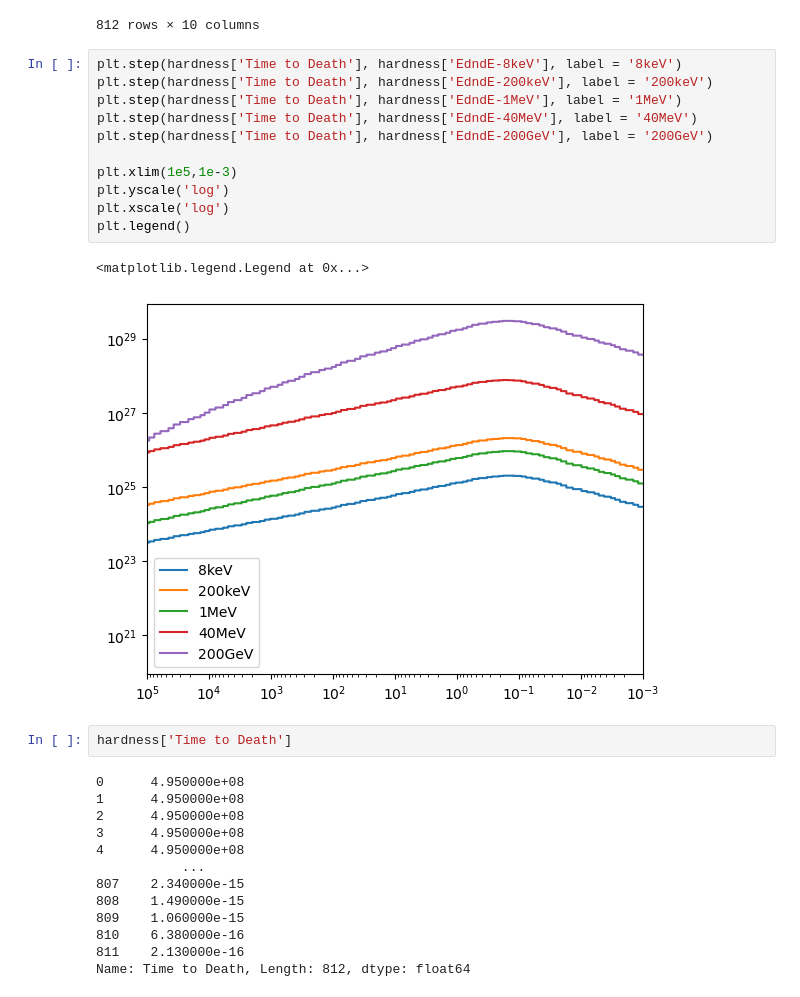
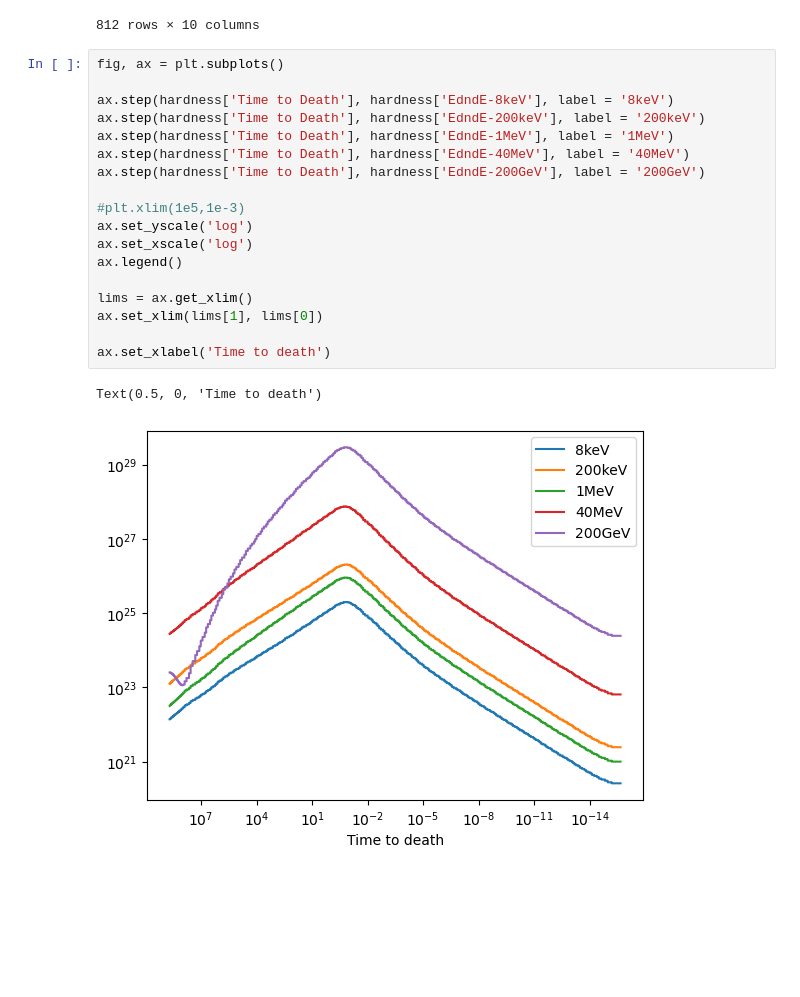
Before and after one commit to xboluna/Research, a Jupyter notebook: BHRad/Modelling/BHawk_Modelling.ipynb, the cells around one changed output. Drawn from its saved outputs; the diff is of its cells as text; blank space fills up the shorter version.

```diff
--- a/BHRad/Modelling/BHawk_Modelling.ipynb
+++ b/BHRad/Modelling/BHawk_Modelling.ipynb
@@ -189,31 +252,23 @@ hardness
 | 811 | 2.130000e-16 | 1.280000e+04 | 37.80 | 2.5600 | 2.590000e+20 | 2.440000e+21 | 9.970000e+20 | 6.490000e+22 | ... |
 812 rows × 10 columns
 # %%
-plt.step(hardness['Time to Death'], hardness['EdndE-8keV'], label = '8keV')
-plt.step(hardness['Time to Death'], hardness['EdndE-200keV'], label = '200keV')
-plt.step(hardness['Time to Death'], hardness['EdndE-1MeV'], label = '1MeV')
-plt.step(hardness['Time to Death'], hardness['EdndE-40MeV'], label = '40MeV')
-plt.step(hardness['Time to Death'], hardness['EdndE-200GeV'], label = '200GeV')
+fig, ax = plt.subplots()
 
-plt.xlim(1e5,1e-3)
-plt.yscale('log')
-plt.xscale('log')
-plt.legend()
+ax.step(hardness['Time to Death'], hardness['EdndE-8keV'], label = '8keV')
+ax.step(hardness['Time to Death'], hardness['EdndE-200keV'], label = '200keV')
+ax.step(hardness['Time to Death'], hardness['EdndE-1MeV'], label = '1MeV')
+ax.step(hardness['Time to Death'], hardness['EdndE-40MeV'], label = '40MeV')
+ax.step(hardness['Time to Death'], hardness['EdndE-200GeV'], label = '200GeV')
+
+#plt.xlim(1e5,1e-3)
+ax.set_yscale('log')
+ax.set_xscale('log')
+ax.legend()
+
+lims = ax.get_xlim()
+ax.set_xlim(lims[1], lims[0])
+
+ax.set_xlabel('Time to death')
 # %% [output]
-<matplotlib.legend.Legend at 0x...>
+Text(0.5, 0, 'Time to death')
-[figure, old version]
+[figure, new version]
-# %%
-hardness['Time to Death']
-# %% [output]
-0      4.950000e+08
-1      4.950000e+08
-2      4.950000e+08
-3      4.950000e+08
-4      4.950000e+08
-           ...
-807    2.340000e-15
-808    1.490000e-15
-809    1.060000e-15
-810    6.380000e-16
-811    2.130000e-16
-Name: Time to Death, Length: 812, dtype: float64
```
Also changed, not shown: parts of 12 cells of this notebook, 2 other files.
